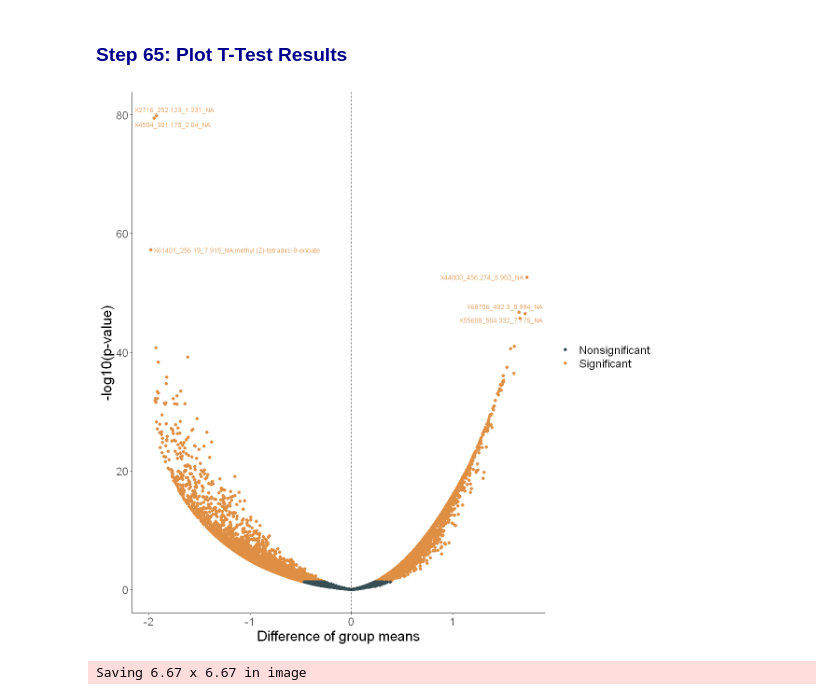
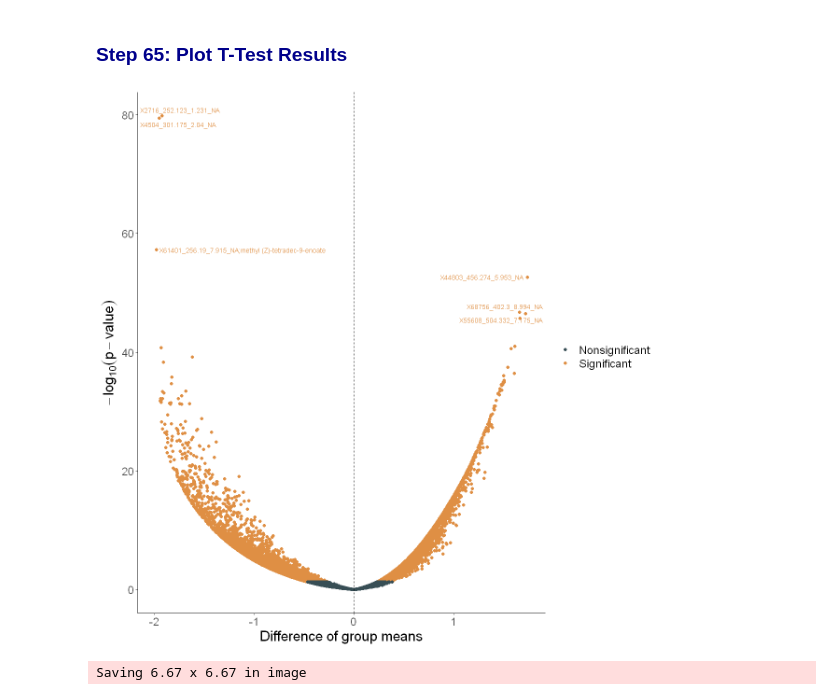
Before and after one commit to Functional-Metabolomics-Lab/FBMN-STATS, a Jupyter notebook: R/Stats_Untargeted_Metabolomics.ipynb, the cells around one changed output. Cells and saved outputs as stored; diff of their text form; code cells hidden in the pictures.

```diff
--- a/R/Stats_Untargeted_Metabolomics.ipynb
+++ b/R/Stats_Untargeted_Metabolomics.ipynb
@@ -2543,17 +2543,17 @@ write.csv(rain_out,"rainfall_t_test.csv")
 # %%
 volcano_rainfall <- ggplot(rain_out, aes(x = estimate, y = -log(p_BH, base=10), color=significant)) +
   geom_point() +
   theme_classic() +
   scale_color_manual(values= c("#374E55FF","#DF8F44FF")) +
   geom_vline(xintercept = 0, linetype="dashed") +
   xlab("Difference of group means") +
-  ylab("-log10(p-value)") +
+  ylab(expression(-log[10](p-value))) +
   theme(legend.title = element_blank(), axis.title = element_text(size = 18), text = element_text(size = 18)) +
   ggrepel::geom_text_repel(data=head(rain_out), aes(label=rownames(rain_out)[1:6]), size=3, show.legend = F, max.overlaps = 100)
 
 volcano_rainfall
 # %% [output]
-[figure, old version]
+[figure, new version]
 # %%
 ggsave("volcano_plot_rainfall.pdf",volcano_rainfall)
 # %% [output]
```
Also changed, not shown: parts of 6 cells of this notebook, 6 other files.
